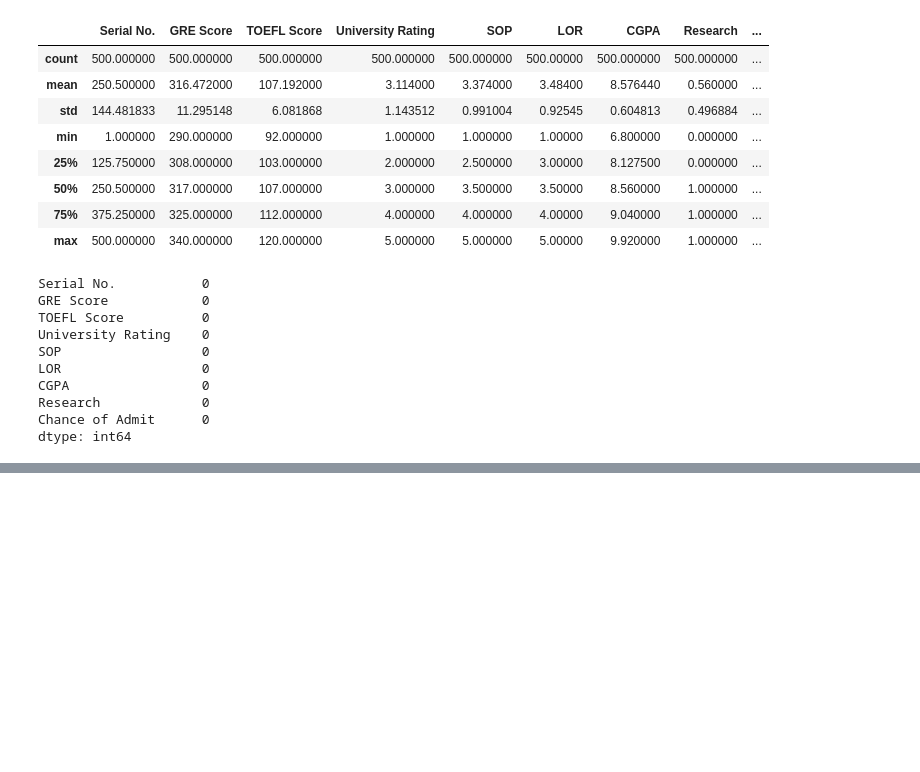
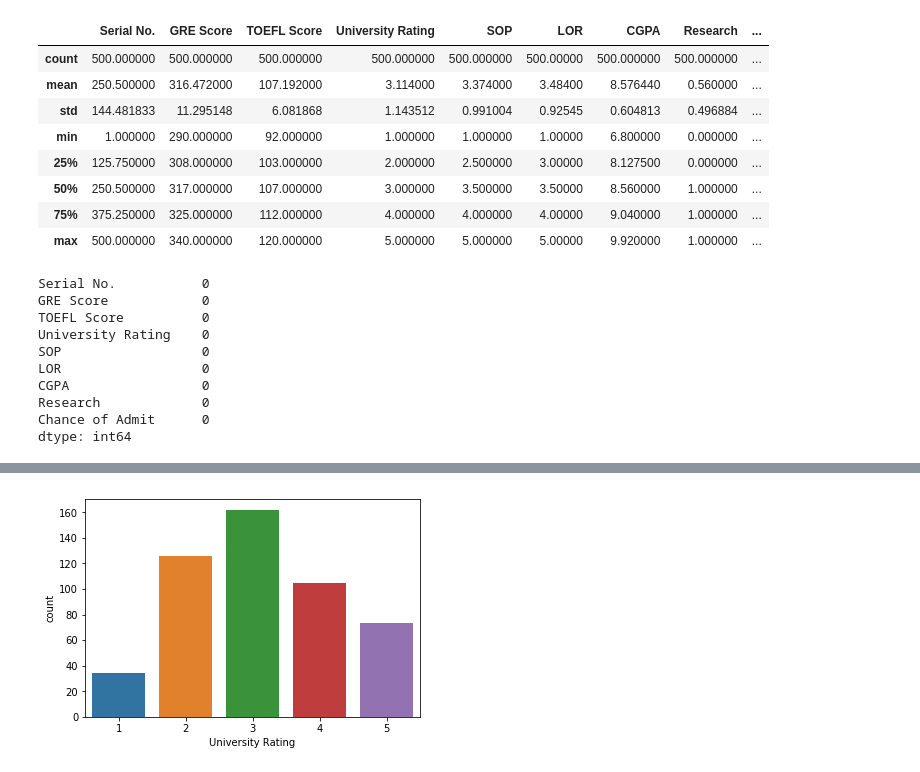
Before and after one commit to shreayan98c/Grad-Admission, a Jupyter notebook: grad-school.ipynb, the cells around one changed output, grey strips where cells are left out. Cells and saved outputs as stored; diff of their text form; code cells hidden in the pictures; blank space fills up the shorter version.

```diff
--- a/grad-school.ipynb
+++ b/grad-school.ipynb
@@ -37,0 +103,5 @@ dtype: int64
+# %%
+sns.countplot(data['University Rating'])
+plt.show()
+# %% [output]
+[figure, added]
```
Also changed, not shown: parts of 16 cells of this notebook.
